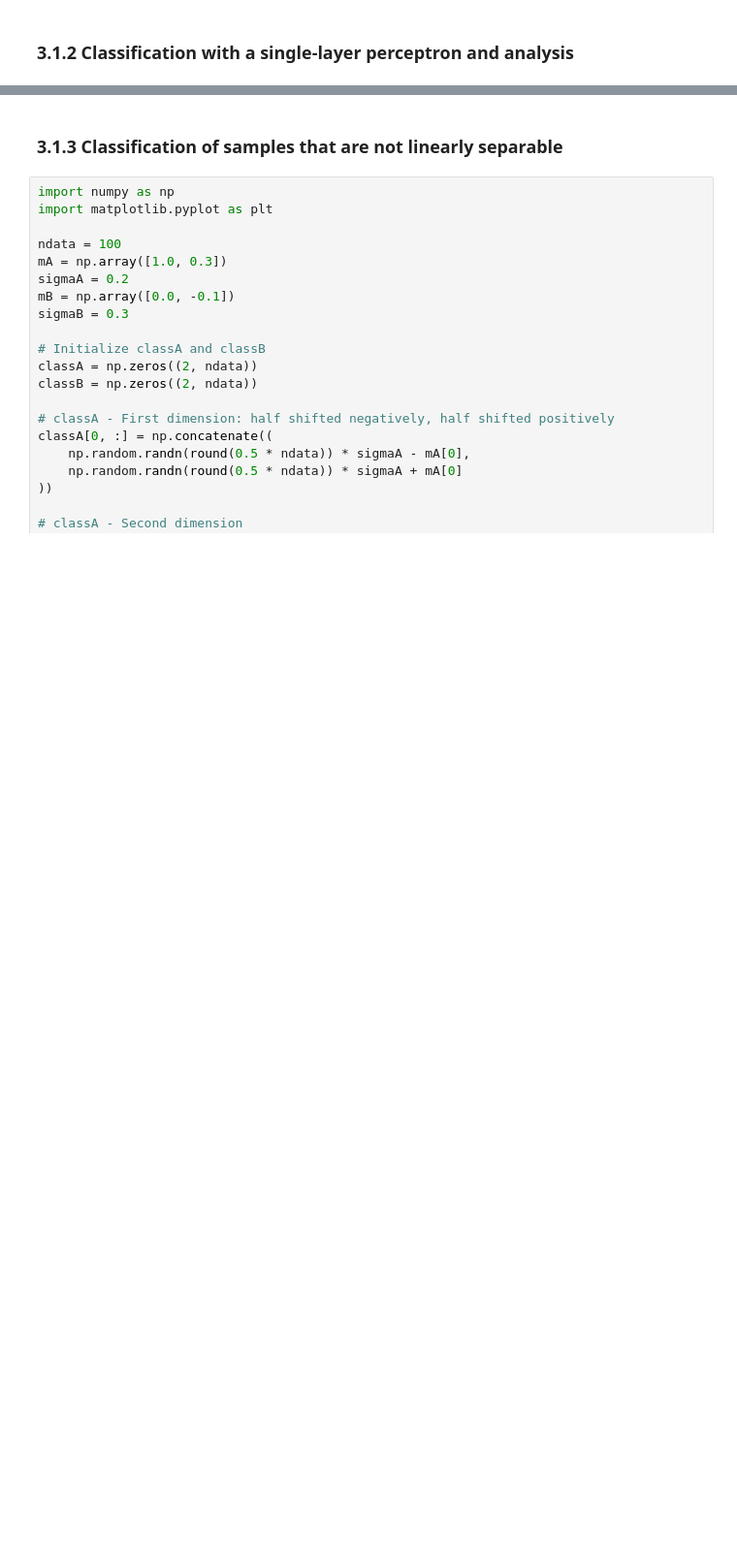
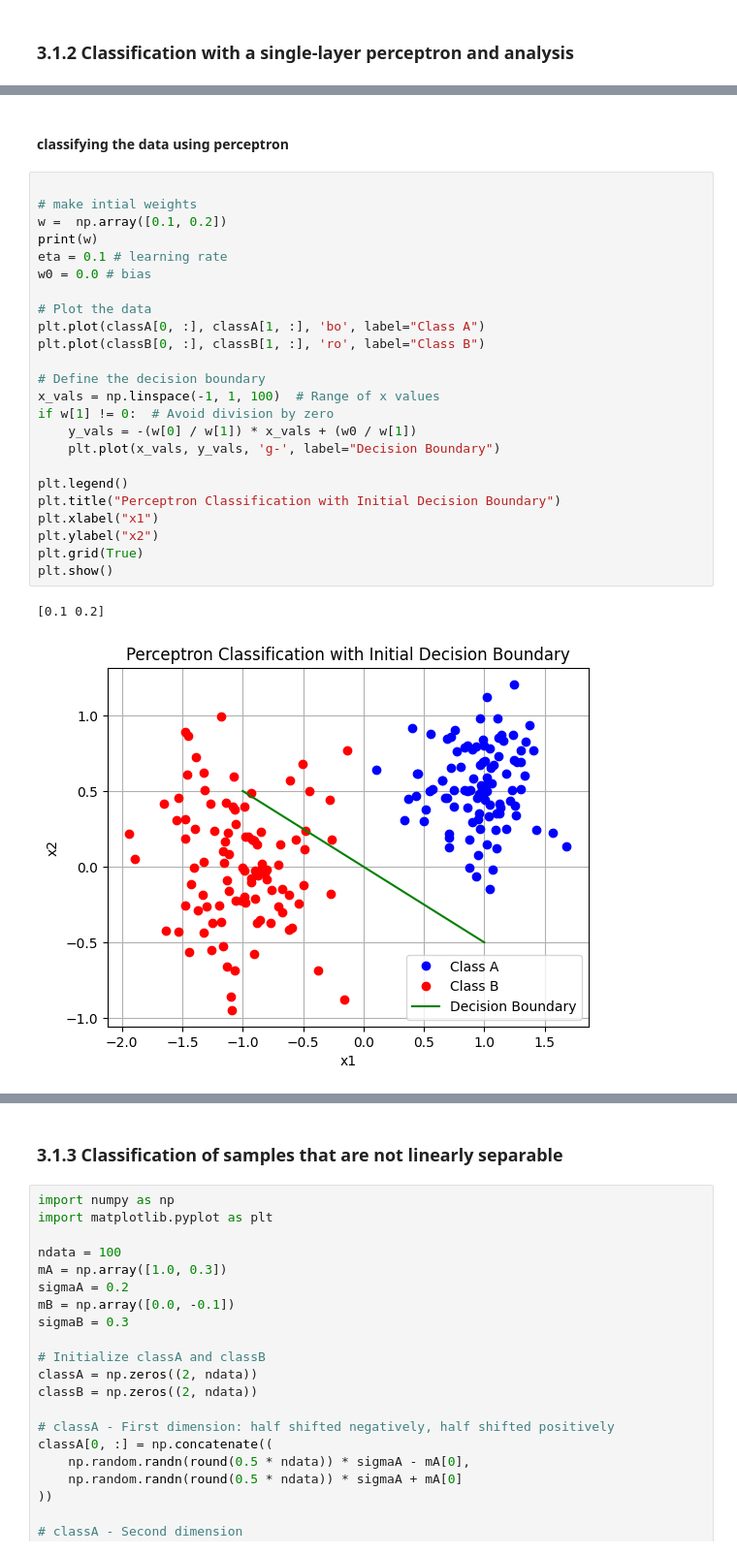
Before and after one commit to ihsanalhafiz/annda, a Jupyter notebook: Lab1a_ANNDA.ipynb, the cells around one changed output, grey strips where cells are left out. Shown at 97% size. Drawn from its saved outputs; the diff is of its cells as text; blank space fills up the shorter version.

```diff
--- a/Lab1a_ANNDA.ipynb
+++ b/Lab1a_ANNDA.ipynb
@@ -37,0 +32,29 @@ plt.show()
+# %% [markdown]
+#### classifying the data using perceptron
+# %%
+
+# make intial weights
+w =  np.array([0.1, 0.2])
+print(w)
+eta = 0.1 # learning rate
+w0 = 0.0 # bias
+
+# Plot the data
+plt.plot(classA[0, :], classA[1, :], 'bo', label="Class A")
+plt.plot(classB[0, :], classB[1, :], 'ro', label="Class B")
+
+# Define the decision boundary
+x_vals = np.linspace(-1, 1, 100)  # Range of x values
+if w[1] != 0:  # Avoid division by zero
+    y_vals = -(w[0] / w[1]) * x_vals + (w0 / w[1])
+    plt.plot(x_vals, y_vals, 'g-', label="Decision Boundary")
+
+plt.legend()
+plt.title("Perceptron Classification with Initial Decision Boundary")
+plt.xlabel("x1")
+plt.ylabel("x2")
+plt.grid(True)
+plt.show()
+# %% [output]
+[0.1 0.2]
+[figure, added]
```
Also changed, not shown: parts of 8 cells of this notebook.
